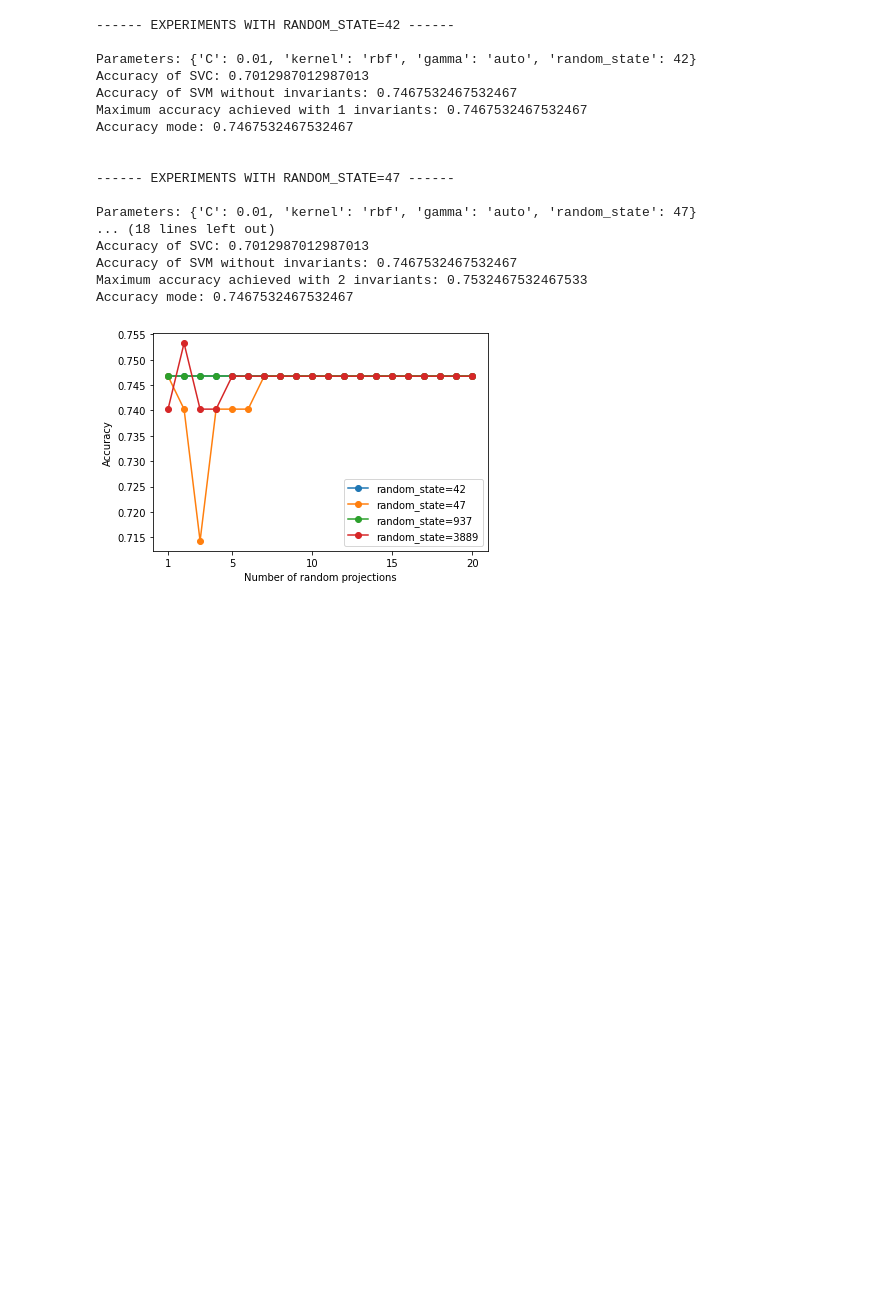
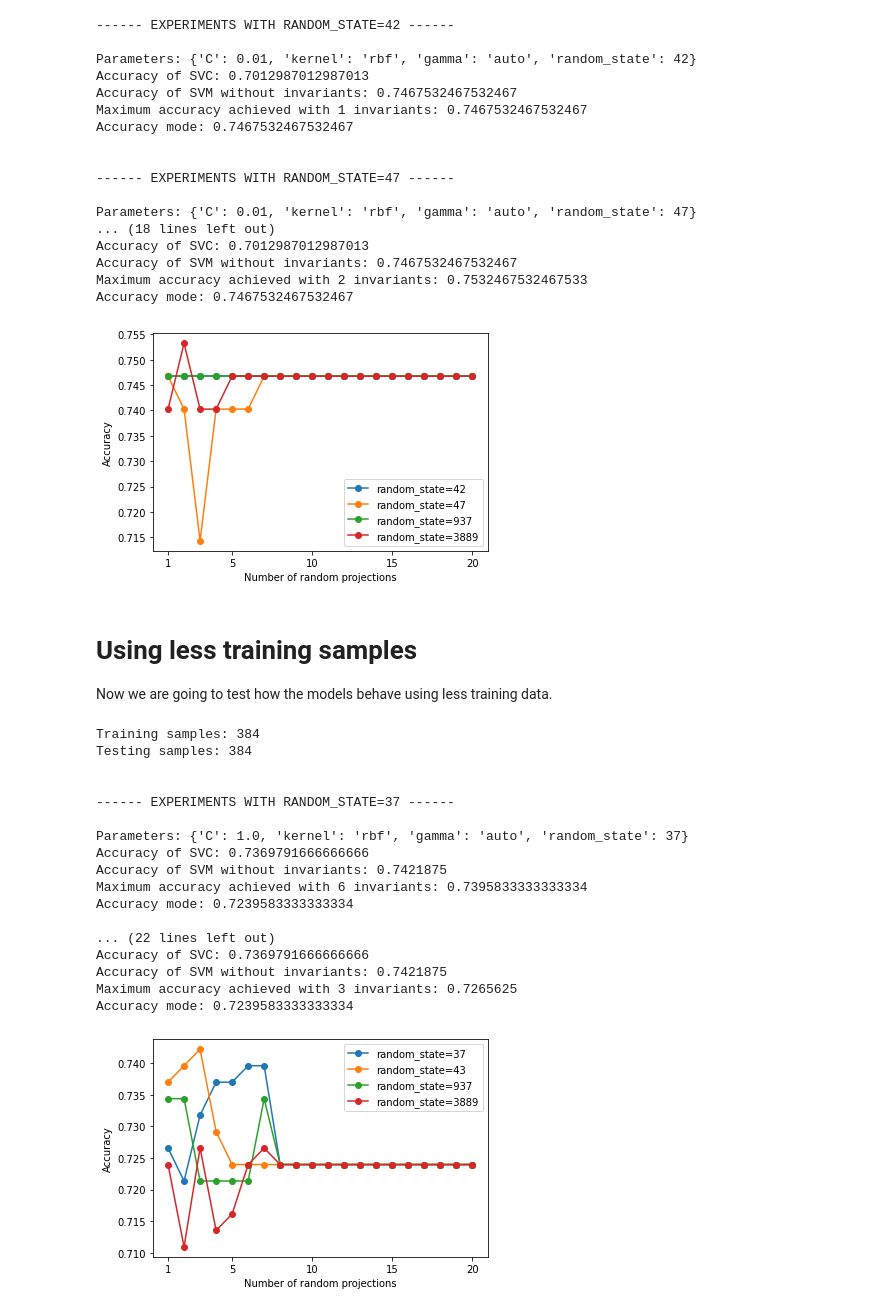
Before and after one commit to Vol0kin/LearningWithInvariants, a Jupyter notebook: SVM_invariants.ipynb, the cells around one changed output. Drawn from its saved outputs; the diff is of its cells as text; code cells hidden in the pictures; blank space fills up the shorter version.

Commit message:
Add experiments reducing the training size

```diff
--- a/SVM_invariants.ipynb
+++ b/SVM_invariants.ipynb
@@ -282,3 +282,60 @@ Accuracy of SVM without invariants: 0.7467532467532467
 Maximum accuracy achieved with 2 invariants: 0.7532467532467533
 Accuracy mode: 0.7467532467532467
 [figure]
+# %% [markdown]
+# Using less training samples
+
+Now we are going to test how the models behave using less training data.
+# %%
+X_train, X_test, y_train, y_test = train_test_split(X, y, train_size=0.5, random_state=47)
+
+# Scale the data
+scaler = StandardScaler()
+
+scaler.fit(X_train)
+
+X_train_scaled = scaler.transform(X_train)
+X_test_scaled = scaler.transform(X_test)
+
+print(f'Training samples: {len(X_train_scaled)}')
+print(f'Testing samples: {len(X_test_scaled)}')
+
+svm_parameters = {'C': 1.0, 'kernel': 'rbf', 'gamma': 'auto'}
+
+accuracy_37 = run_random_projections_experiment(X_train_scaled, y_train, X_test_scaled, y_test, svm_parameters, num_repetitions=20, random_state=37)
+accuracy_43 = run_random_projections_experiment(X_train_scaled, y_train, X_test_scaled, y_test, svm_parameters, num_repetitions=20, random_state=43)
+accuracy_937 = run_random_projections_experiment(X_train_scaled, y_train, X_test_scaled, y_test, svm_parameters, num_repetitions=20, random_state=937)
+accuracy_3889 = run_random_projections_experiment(X_train_scaled, y_train, X_test_scaled, y_test, svm_parameters, num_repetitions=20, random_state=3889)
+
+x_range = np.arange(1, len(accuracy_37) + 1)
+
+plt.plot(x_range, accuracy_37, label='random_state=37', marker='o')
+plt.plot(x_range, accuracy_43, label='random_state=43', marker='o')
+plt.plot(x_range, accuracy_937, label='random_state=937', marker='o')
+plt.plot(x_range, accuracy_3889, label='random_state=3889', marker='o')
+
+plt.xlabel('Number of random projections')
+plt.ylabel('Accuracy')
+
+plt.xticks([1, *range(5, len(accuracy_37) + 1, 5)])
+plt.legend()
+plt.show()
+# %% [output]
+Training samples: 384
+Testing samples: 384
+
+
+------ EXPERIMENTS WITH RANDOM_STATE=37 ------
+
+Parameters: {'C': 1.0, 'kernel': 'rbf', 'gamma': 'auto', 'random_state': 37}
+Accuracy of SVC: 0.7369791666666666
+Accuracy of SVM without invariants: 0.7421875
+Maximum accuracy achieved with 6 invariants: 0.7395833333333334
+Accuracy mode: 0.7239583333333334
+
+... (22 lines left out)
+Accuracy of SVC: 0.7369791666666666
+Accuracy of SVM without invariants: 0.7421875
+Maximum accuracy achieved with 3 invariants: 0.7265625
+Accuracy mode: 0.7239583333333334
+[figure, added]
```
Also changed, not shown: parts of 4 cells of this notebook.
